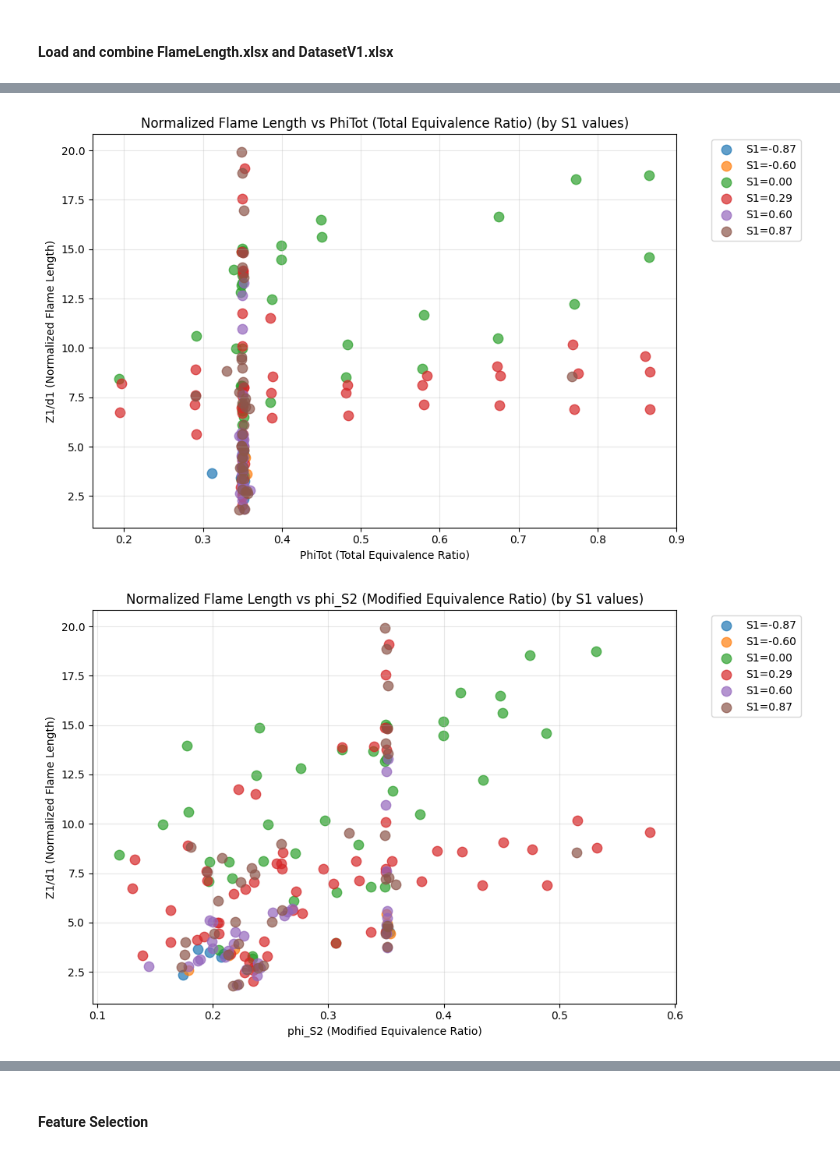
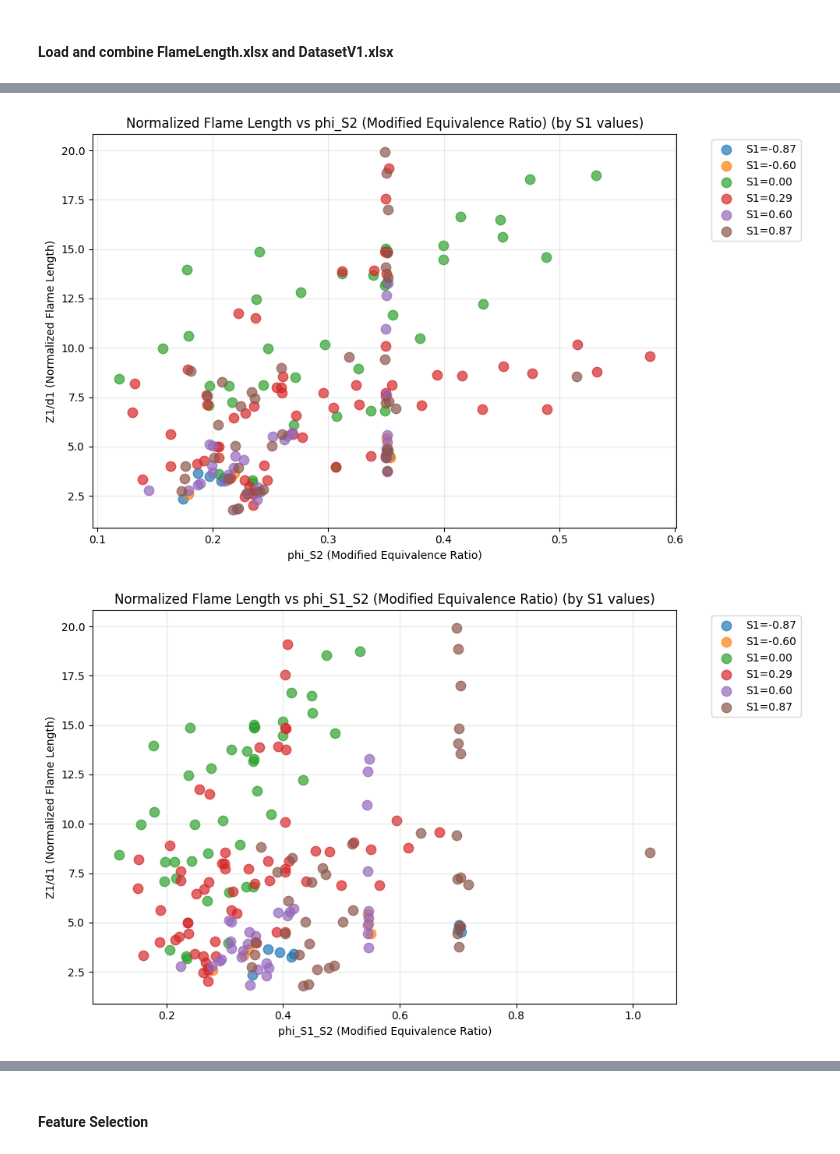
Before and after one commit to chonghuifeng/rozanoff_2025, a Jupyter notebook: flame_length_pred/flame_length_gpr.ipynb, the cells around one changed output, grey strips where cells are left out. Cells and saved outputs as stored; diff of their text form; code cells hidden in the pictures.

Commit message:
modified equivalence ratio phi_S1_S2

```diff
--- a/flame_length_pred/flame_length_gpr.ipynb
+++ b/flame_length_pred/flame_length_gpr.ipynb
@@ -110,6 +110,12 @@ df["1/sqrt_J"] = 1 / np.sqrt(df["J"])
 
 df["k"] = 2 / (1 + (df["d1"] / df["d2"]) ** 2)
 df["phi_S2"] = df["PhiTot"] * (1 + (df["k"] * df["S2"]) ** 2) ** (-0.5)
+df["phi_S1_S2"] = df["PhiTot"] * ((1 + (2 * df["S1"]) ** 2)/(1 + (df["k"] * df["S2"]) ** 2)) ** (0.5)
+
+# Degeneve
+df["alpha_degeneve"] = 1 / (1 + df["J"] * (df["d2"] ** 2 - (df["d1"] + 0.002) ** 2) / df["d1"] ** 2)
+df["S12"] = df["d1"]/df["d2"] * df["alpha_degeneve"] * df["S1"] + (1 - df["alpha_degeneve"]) * df["S2"]
+
 
 # Get unique S1 values and sort them
 s1_values = sorted(df["S1"].unique())
@@ -128,10 +134,11 @@ s1_colors = distinct_colors[: len(s1_values)]
 
 # Define plots
 plot_configs = [
-    ("1/sqrt_J", "1/sqrt(J)"),
+    # ("1/sqrt_J", "1/sqrt(J)"),
     ("PhiTot", "PhiTot (Total Equivalence Ratio)"),
     ("phi_S2", "phi_S2 (Modified Equivalence Ratio)"),
-    ("S2", "S2"),
+    # ("S2", "S2"),
+    ("phi_S1_S2", "phi_S1_S2 (Modified Equivalence Ratio)"),
 ]
 
 # Plots colored by S1
@@ -176,4 +183,26 @@ for x_col, x_label in plot_configs:
     plt.grid(True, alpha=0.3)
     plt.tight_layout()
     plt.show()
+
+# # Plots colored by phi_S1_S2(continuous colormap)
+# for x_col, x_label in plot_configs:
+#     plt.figure(figsize=(10, 6))
+#     scatter = plt.scatter(
+#         df[x_col],
+#         df["Z1/d1"],
+#         c=df["phi_S1_S2"],
+#         cmap="RdBu_r",
+#         alpha=0.7,
+#         s=80,
+#         vmin=df["phi_S1_S2"].min(),
+#         vmax=0.7,
+#     )
+#     plt.xlabel(x_label)
+#     plt.ylabel("Z1/d1 (Normalized Flame Length)")
+#     plt.title(f"Normalized Flame Length vs {x_label} (by phi_S1_S2)")
+#     cbar = plt.colorbar(scatter)
+#     cbar.set_label("phi_S1_S2", rotation=270, labelpad=20)
+#     plt.grid(True, alpha=0.3)
+#     plt.tight_layout()
+#     plt.show()
 # %% [output]
@@ -181,2 +210,2 @@ for x_col, x_label in plot_configs:
-[figure, old version]
+[figure, new version]
-[figure, old version]
+[figure, new version]
```
Also changed, not shown: parts of 7 cells of this notebook, 2 other files.
